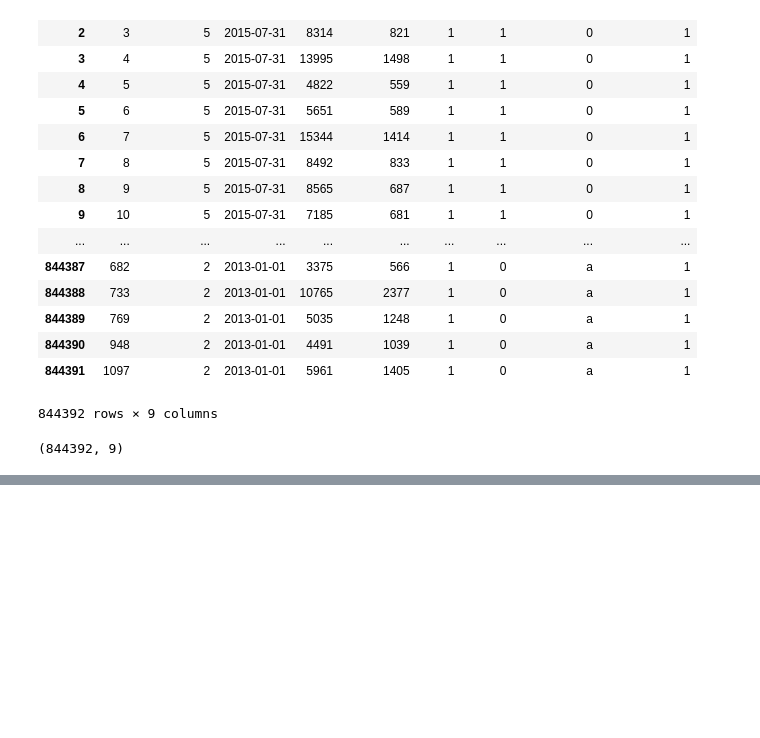
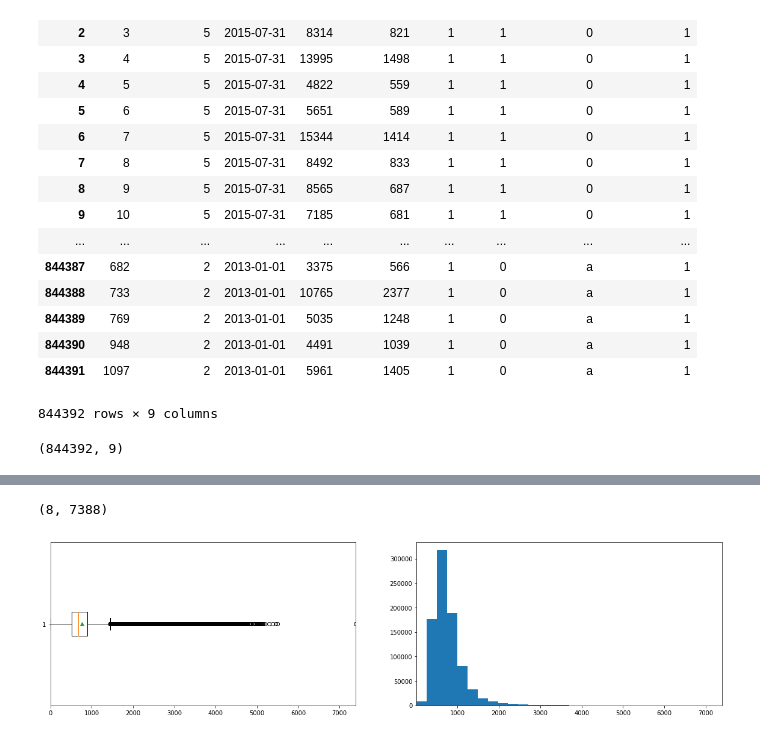
Before and after one commit to yasserbekkali/projetBD, a Jupyter notebook: projetWS.ipynb, the cells around one changed output, grey strips where cells are left out. Saved outputs shown, nothing was run; the diff lists cells and outputs as text; code cells hidden in the pictures; blank space fills up the shorter version.

```diff
--- a/projetWS.ipynb
+++ b/projetWS.ipynb
@@ -163,0 +177,10 @@ ax[1].set_xlim((min(dstrain.Sales) , max(dstrain.Sales)))
+# %%
+fig , ax = plt.subplots(1 , 2 , figsize = (20 , 5))
+ax[0].boxplot(dstrain.Customers , showmeans=True , vert=False)
+ax[0].set_xlim(0, max(dstrain["Customers"]))
+
+ax[1].hist(dstrain.Customers , cumulative = False , bins = 30 )
+ax[1].set_xlim((min(dstrain.Customers) , max(dstrain.Customers)))
+# %% [output]
+(8, 7388)
+[figure, added]
```
Also changed, not shown: parts of 6 cells of this notebook.
